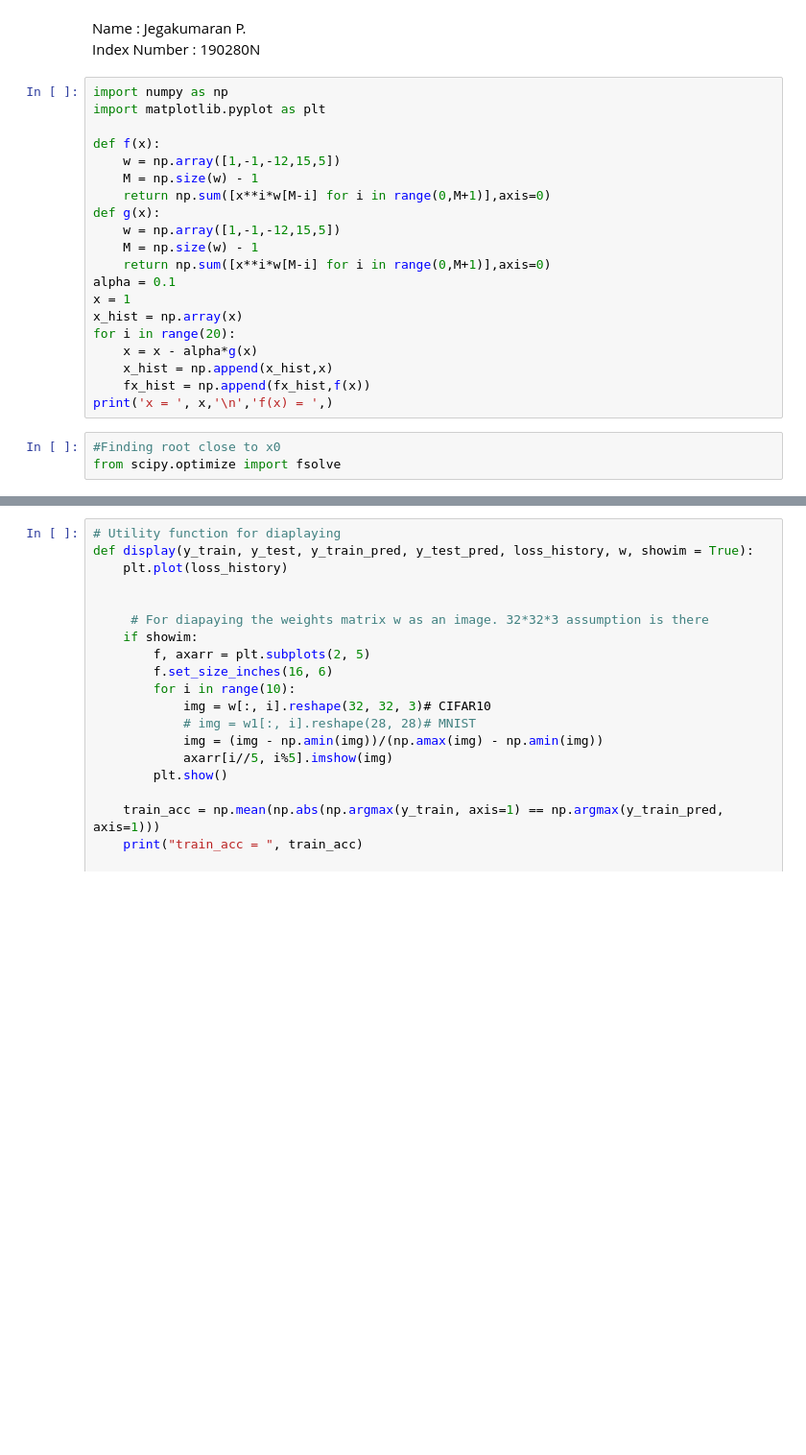
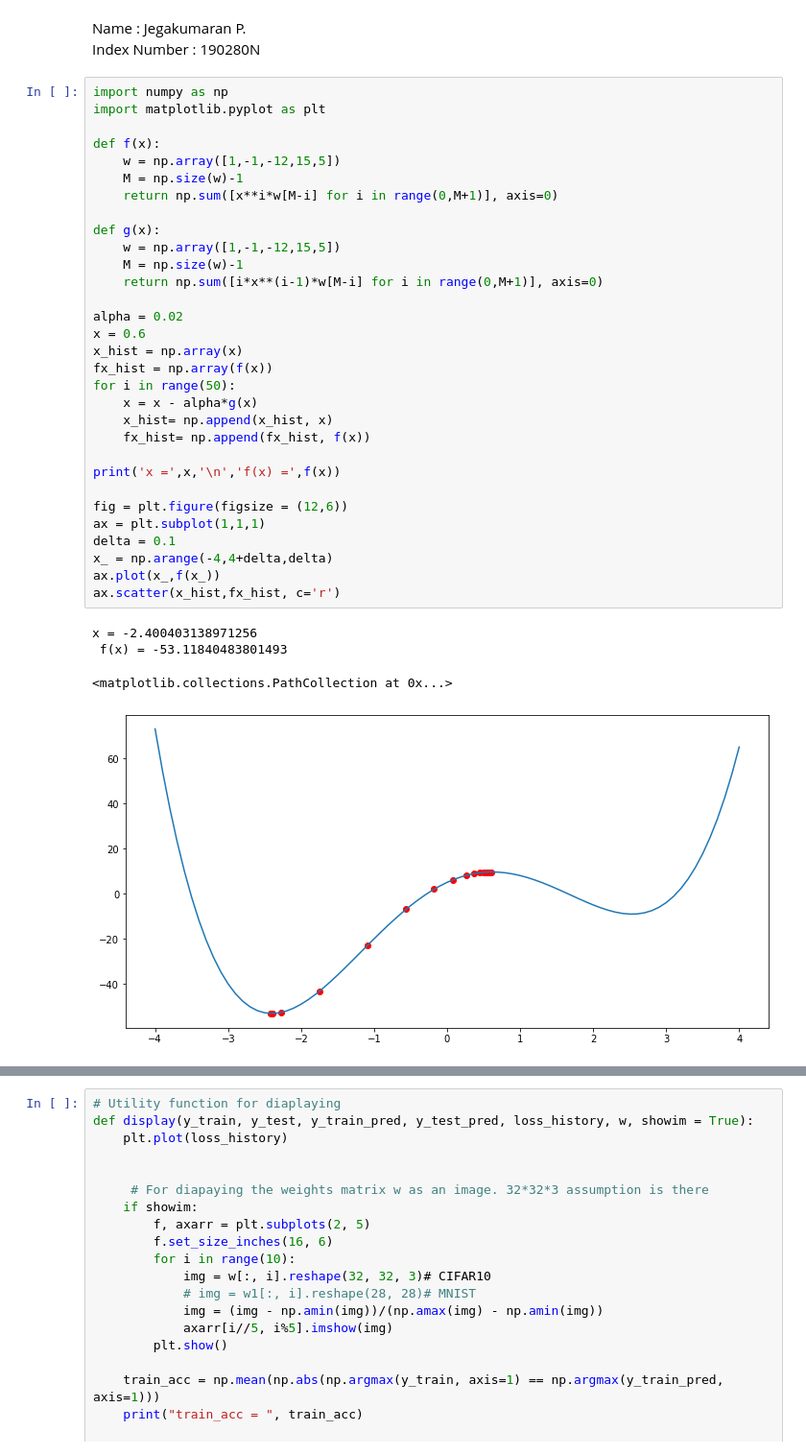
Before and after one commit to Poogitha/Codings, a Jupyter notebook: 190280N_Exercise_10.ipynb, the cells around one changed output, grey strips where cells are left out. Shown at 96% size. Saved outputs shown, nothing was run; the diff lists cells and outputs as text; blank space fills up the shorter version.

```diff
--- a/190280N_Exercise_10.ipynb
+++ b/190280N_Exercise_10.ipynb
@@ -4,23 +4,36 @@ Index Number : 190280N
 # %%
 import numpy as np
 import matplotlib.pyplot as plt
 
 def f(x):
     w = np.array([1,-1,-12,15,5])
-    M = np.size(w) - 1
-    return np.sum([x**i*w[M-i] for i in range(0,M+1)],axis=0)
+    M = np.size(w)-1
+    return np.sum([x**i*w[M-i] for i in range(0,M+1)], axis=0)
+
 def g(x):
     w = np.array([1,-1,-12,15,5])
-    M = np.size(w) - 1
-    return np.sum([x**i*w[M-i] for i in range(0,M+1)],axis=0)
-alpha = 0.1
-x = 1
+    M = np.size(w)-1
+    return np.sum([i*x**(i-1)*w[M-i] for i in range(0,M+1)], axis=0)
+
+alpha = 0.02
+x = 0.6
 x_hist = np.array(x)
-for i in range(20):
+fx_hist = np.array(f(x))
+for i in range(50):
     x = x - alpha*g(x)
-    x_hist = np.append(x_hist,x)
-    fx_hist = np.append(fx_hist,f(x))
-print('x = ', x,'\n','f(x) = ',)
+    x_hist= np.append(x_hist, x)
+    fx_hist= np.append(fx_hist, f(x))
+
+print('x =',x,'\n','f(x) =',f(x))
+
+fig = plt.figure(figsize = (12,6))
+ax = plt.subplot(1,1,1)
+delta = 0.1
+x_ = np.arange(-4,4+delta,delta)
+ax.plot(x_,f(x_))
+ax.scatter(x_hist,fx_hist, c='r')
+# %% [output]
+x = -2.400403138971256
+ f(x) = -53.11840483801493
+<matplotlib.collections.PathCollection at 0x...>
+[figure, added]
-# %%
-#Finding root close to x0
-from scipy.optimize import fsolve
```
Also changed, not shown: parts of 4 cells of this notebook, 1 other file.
